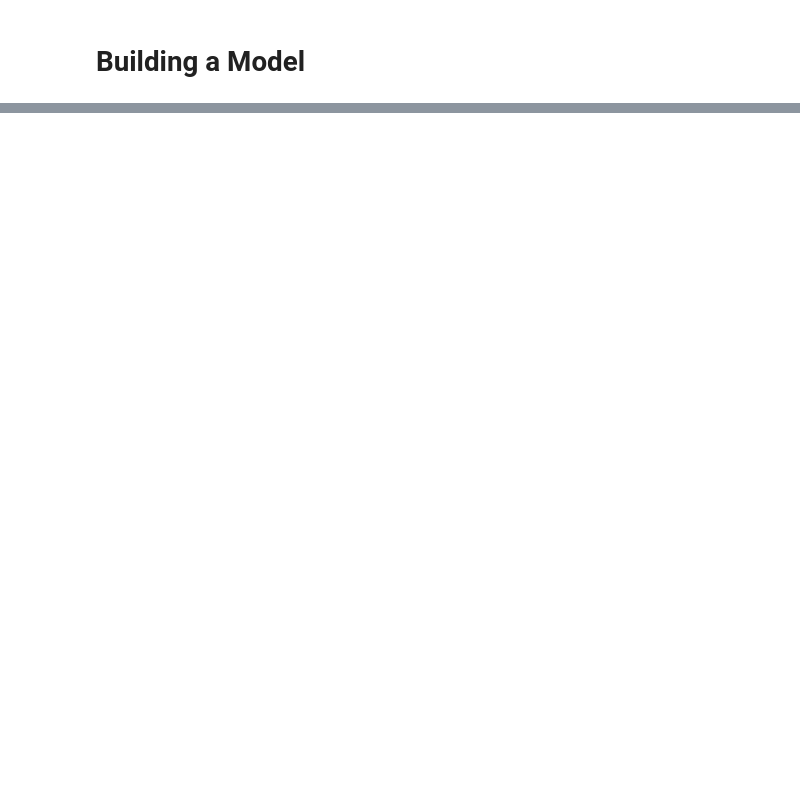
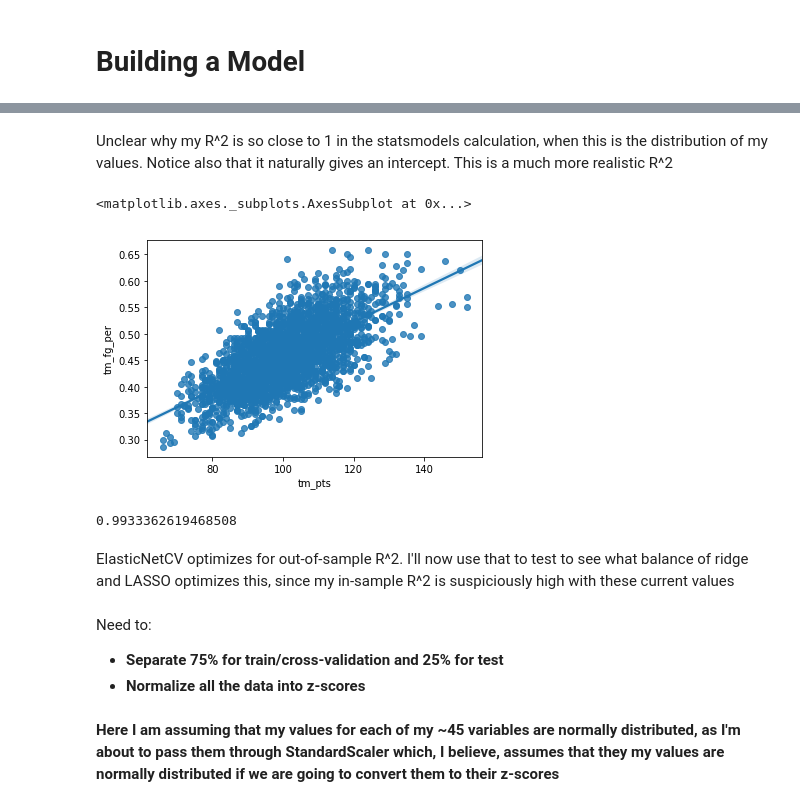
Before and after one commit to Alexandre987/NBA_FG_Prediction, a Jupyter notebook: Project_Luther.ipynb, the cells around one changed output, grey strips where cells are left out. Cells and saved outputs as stored; diff of their text form; code cells hidden in the pictures; blank space fills up the shorter version.

```diff
--- a/Project_Luther.ipynb
+++ b/Project_Luther.ipynb
@@ -936,0 +1155,25 @@ X = df.drop(columns='date', axis = 0)
+# %% [markdown]
+Unclear why my R^2 is so close to 1 in the statsmodels calculation, when this is the distribution of my values. Notice also that it naturally gives an intercept. This is a much more realistic R^2
+# %%
+sns.regplot(x='tm_pts', y='tm_fg_per', data=df)
+# %% [output]
+<matplotlib.axes._subplots.AxesSubplot at 0x...>
+[figure, added]
+# %%
+# Running Linear Regression on the X and y
+lr = LinearRegression()
+
+lr.fit(X,y)
+
+lr.score(X,y)
+# %% [output]
+0.9933362619468508
+# %% [markdown]
+ElasticNetCV optimizes for out-of-sample R^2. I'll now use that to test to see what balance of ridge and LASSO optimizes this, since my in-sample R^2 is suspiciously high with these current values
+# %% [markdown]
+Need to:
+
+- **Separate 75% for train/cross-validation and 25% for test**
+- **Normalize all the data into z-scores**
+# %% [markdown]
+**Here I am assuming that my values for each of my ~45 variables are normally distributed, as I'm about to pass them through StandardScaler which, I believe, assumes that they my values are normally distributed if we are going to convert them to their z-scores**
```
Also changed, not shown: parts of 52 cells of this notebook, 2 other files.
